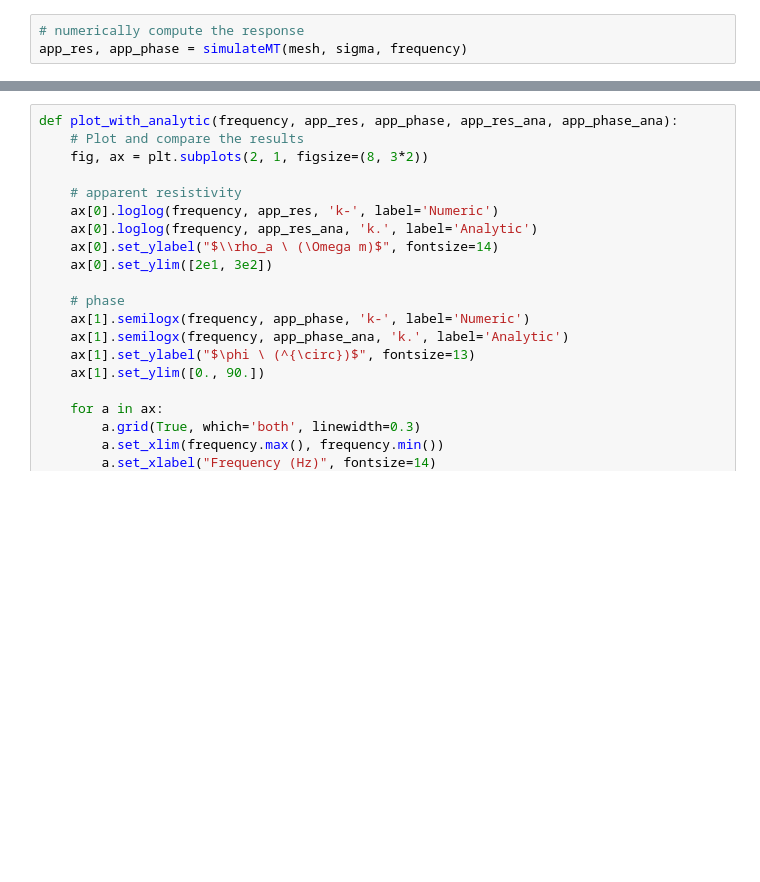
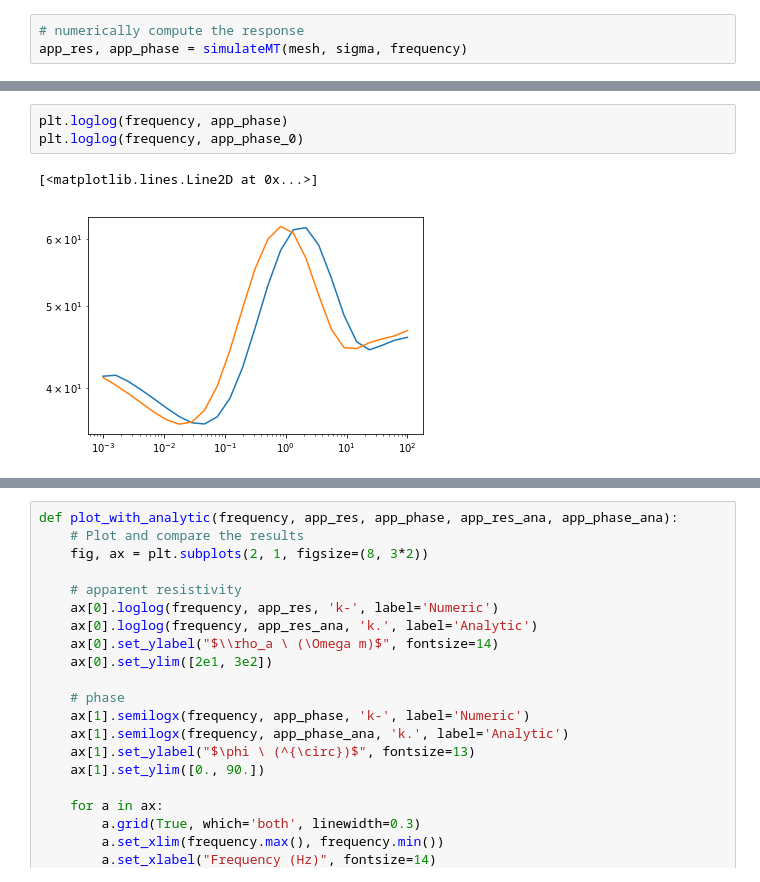
Before and after one commit to geoscixyz/computation, a Jupyter notebook: notebooks/MTtutorial/2_MT1D_ForwardModellingAndNonuniqueness.ipynb, the cells around one changed output, grey strips where cells are left out. Cells and saved outputs as stored; diff of their text form; blank space fills up the shorter version.

```diff
--- a/notebooks/MTtutorial/2_MT1D_ForwardModellingAndNonuniqueness.ipynb
+++ b/notebooks/MTtutorial/2_MT1D_ForwardModellingAndNonuniqueness.ipynb
@@ -203,0 +212,6 @@ app_res, app_phase = simulateMT(mesh, sigma, frequency)
+# %%
+plt.loglog(frequency, app_phase)
+plt.loglog(frequency, app_phase_0)
+# %% [output]
+[<matplotlib.lines.Line2D at 0x...>]
+[figure, added]
```
Also changed, not shown: parts of 7 cells of this notebook, 2 other files.
